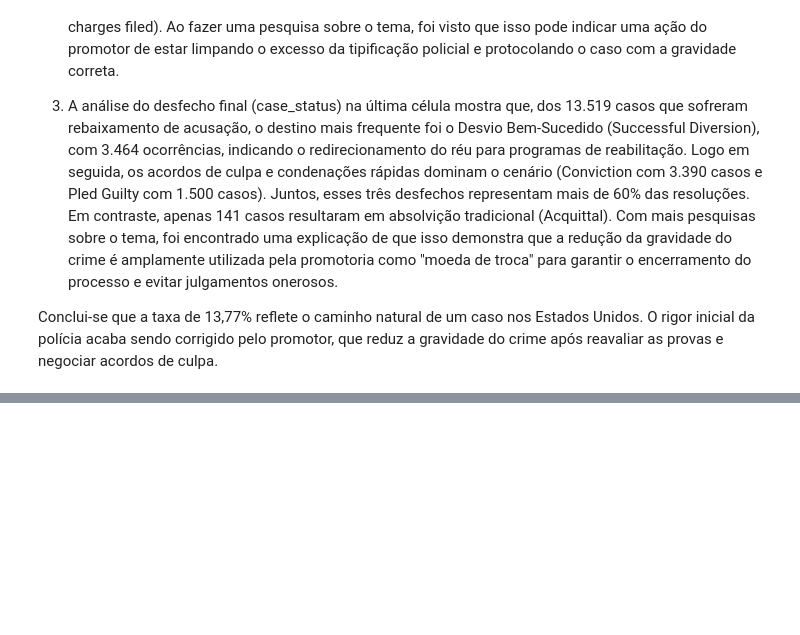
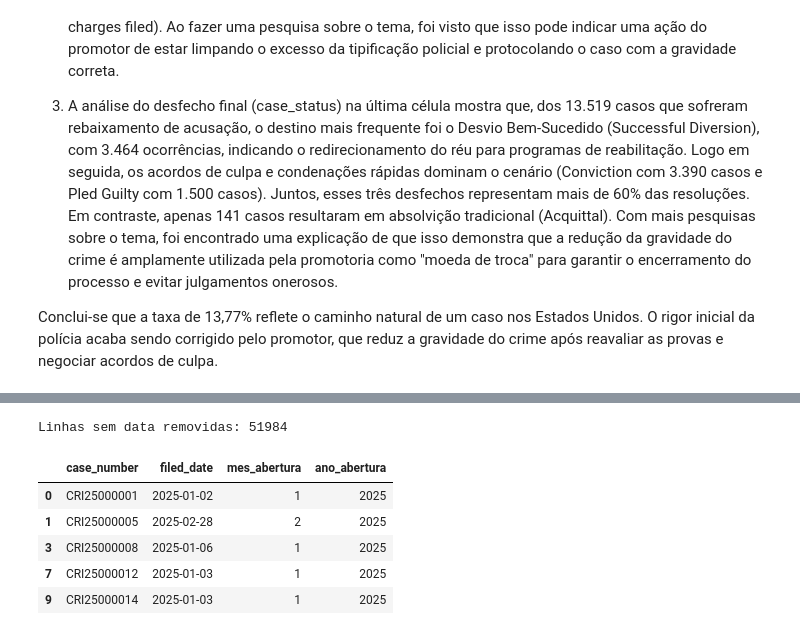
Before and after one commit to Orlandovpjunior/machine_learning, a Jupyter notebook: lab5/notebook.ipynb, the cells around one changed output, grey strips where cells are left out. Cells and saved outputs as stored; diff of their text form; code cells hidden in the pictures; blank space fills up the shorter version.

```diff
--- a/lab5/notebook.ipynb
+++ b/lab5/notebook.ipynb
@@ -277,0 +293,20 @@ Conclui-se que a taxa de 13,77% reflete o caminho natural de um caso nos Estados
+# %%
+df_cases['filed_date'] = pd.to_datetime(df_cases['filed_date'], errors='coerce')
+
+linhas_antes = len(df_cases)
+df_cases = df_cases.dropna(subset=['filed_date'])
+linhas_depois = len(df_cases)
+print(f"Linhas sem data removidas: {linhas_antes - linhas_depois}")
+
+df_cases['mes_abertura'] = df_cases['filed_date'].dt.month
+df_cases['ano_abertura'] = df_cases['filed_date'].dt.year
+
+df_cases[['case_number', 'filed_date', 'mes_abertura', 'ano_abertura']].head()
+# %% [output]
+Linhas sem data removidas: 51984
+|  | case_number | filed_date | mes_abertura | ano_abertura |
+| 0 | CRI25000001 | 2025-01-02 | 1 | 2025 |
+| 1 | CRI25000005 | 2025-02-28 | 2 | 2025 |
+| 3 | CRI25000008 | 2025-01-06 | 1 | 2025 |
+| 7 | CRI25000012 | 2025-01-03 | 1 | 2025 |
+| 9 | CRI25000014 | 2025-01-03 | 1 | 2025 |
```
Also changed, not shown: parts of 9 cells of this notebook.
